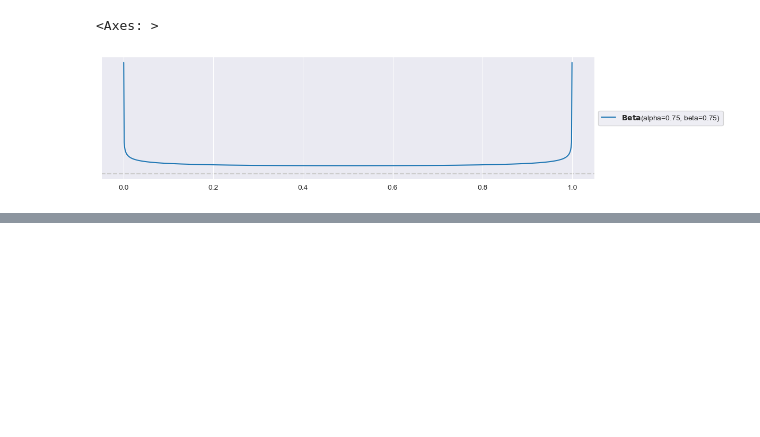
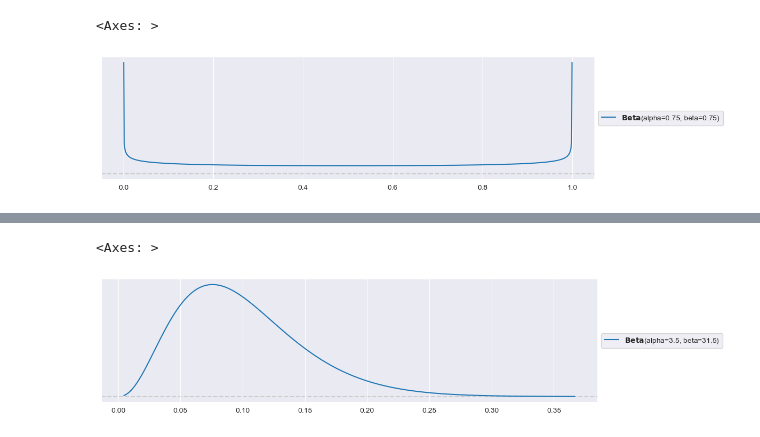
Before and after one commit to marbetschar/ZHAW-Bayesian-Machine-Learning-HS25, a Jupyter notebook: notebooks/week02/Exercises/BML_Exercises_Week_02.ipynb, the cells around one changed output, grey strips where cells are left out. Drawn from its saved outputs; the diff is of its cells as text; code cells hidden in the pictures; blank space fills up the shorter version.

```diff
--- a/notebooks/week02/Exercises/BML_Exercises_Week_02.ipynb
+++ b/notebooks/week02/Exercises/BML_Exercises_Week_02.ipynb
@@ -159,0 +215,8 @@ pz.Beta(0.75, 0.75).plot_pdf(figsize=(12,3))
+# %%
+beta_heidi = 31.5
+alpha_heidi = 1/9 * beta_heidi
+
+pz.Beta(alpha_heidi, beta_heidi).plot_pdf(figsize=(12,3))
+# %% [output]
+<Axes: >
+[figure, added]
```
Also changed, not shown: parts of 10 cells of this notebook.
